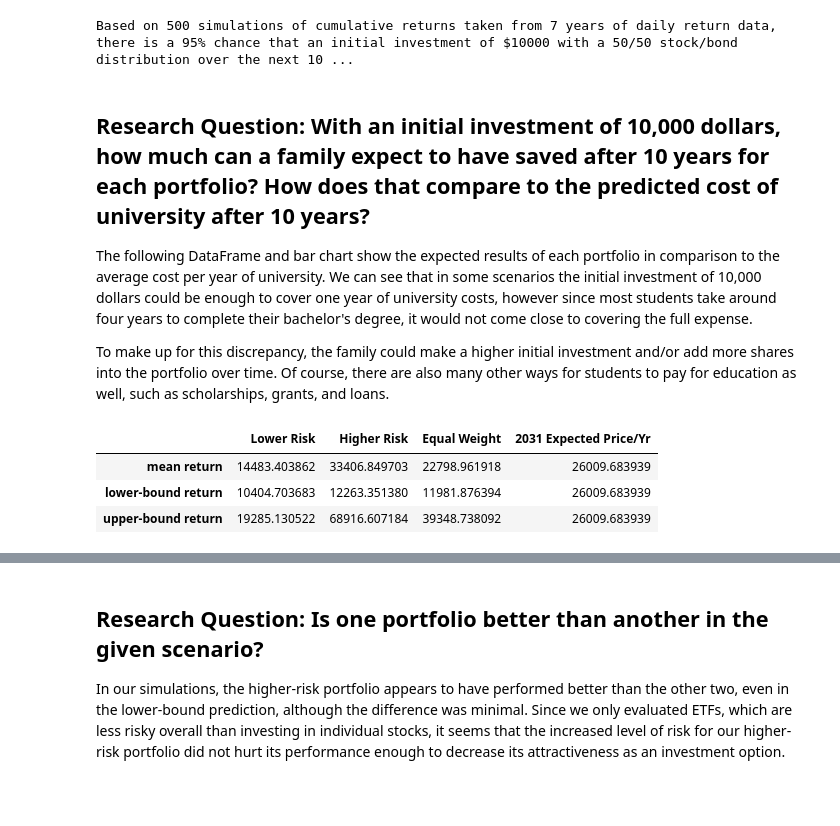
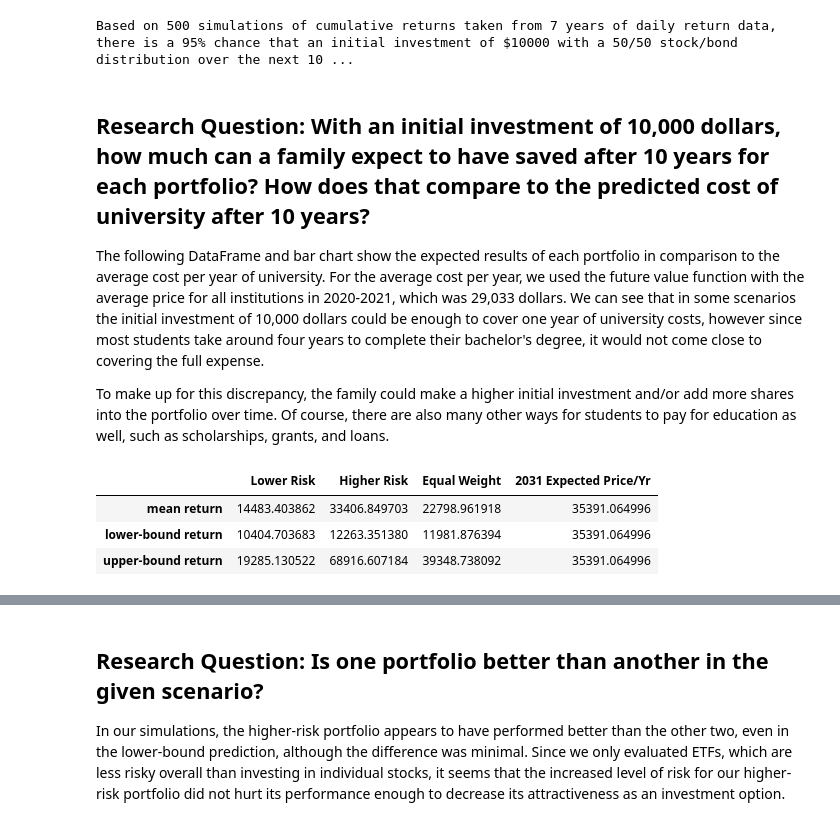
Before and after one commit to dhut1621/Project-1, a Jupyter notebook: planning_for_college.ipynb, the cells around one changed output, grey strips where cells are left out. Cells and saved outputs as stored; diff of their text form; code cells hidden in the pictures; blank space fills up the shorter version.

```diff
--- a/planning_for_college.ipynb
+++ b/planning_for_college.ipynb
@@ -680,27 +688,28 @@ f"with a 50/50 stock/bond distribution over the next 10 years will end within a
 Based on 500 simulations of cumulative returns taken from 7 years of daily return data, there is a 95% chance that an initial investment of $10000 with a 50/50 stock/bond distribution over the next 10 ...
 # %% [markdown]
 ## Research Question: With an initial investment of 10,000 dollars, how much can a family expect to have saved after 10 years for each portfolio? How does that compare to the predicted cost of university after 10 years?
-The following DataFrame and bar chart show the expected results of each portfolio in comparison to the average cost per year of university. We can see that in some scenarios the initial investment of 10,000 dollars could be enough to cover one year of university costs, however since most students take around four years to complete their bachelor's degree, it would not come close to covering the full expense.
+The following DataFrame and bar chart show the expected results of each portfolio in comparison to the average cost per year of university. For the average cost per year, we used the future value function with the average price for all institutions in 2020-2021, which was 29,033 dollars. We can see that in some scenarios the initial investment of 10,000 dollars could be enough to cover one year of university costs, however since most students take around four years to complete their bachelor's degree, it would not come close to covering the full expense.
 
 To make up for this discrepancy, the family could make a higher initial investment and/or add more shares into the portfolio over time. Of course, there are also many other ways for students to pay for education as well, such as scholarships, grants, and loans.
 # %%
 #create a DataFrame to compare the expected returns
+price_all_2031 = calculate_future_price(29033, 10)
 comparison_df = pd.DataFrame(
         {'Lower Risk':[lrp_cumulative_return_mean, ci_lower_lrp_cumulative_return, ci_upper_lrp_cumulative_return],
          'Higher Risk':[hrp_cumulative_return_mean, ci_lower_hrp_cumulative_return, ci_upper_hrp_cumulative_return],
          'Equal Weight':[ewp_cumulative_return_mean, ci_lower_ewp_cumulative_return, ci_upper_ewp_cumulative_return],
-         '2031 Expected Price/Yr':price_2031
+         '2031 Expected Price/Yr':price_all_2031
         }
 )
 #set the index for the DataFrame
 sim_index = ['mean return', 'lower-bound return', 'upper-bound return']
 comparison_df.index = sim_index
 comparison_df
 # %% [output]
 |  | Lower Risk | Higher Risk | Equal Weight | 2031 Expected Price/Yr |
-| mean return | 14483.403862 | 33406.849703 | 22798.961918 | 26009.683939 |
-| lower-bound return | 10404.703683 | 12263.351380 | 11981.876394 | 26009.683939 |
-| upper-bound return | 19285.130522 | 68916.607184 | 39348.738092 | 26009.683939 |
+| mean return | 14483.403862 | 33406.849703 | 22798.961918 | 35391.064996 |
+| lower-bound return | 10404.703683 | 12263.351380 | 11981.876394 | 35391.064996 |
+| upper-bound return | 19285.130522 | 68916.607184 | 39348.738092 | 35391.064996 |
 # %%
 #configure the hover to display standard notation
 hover = HoverTool(
```
Also changed, not shown: parts of 2 cells of this notebook, 8 other files.
